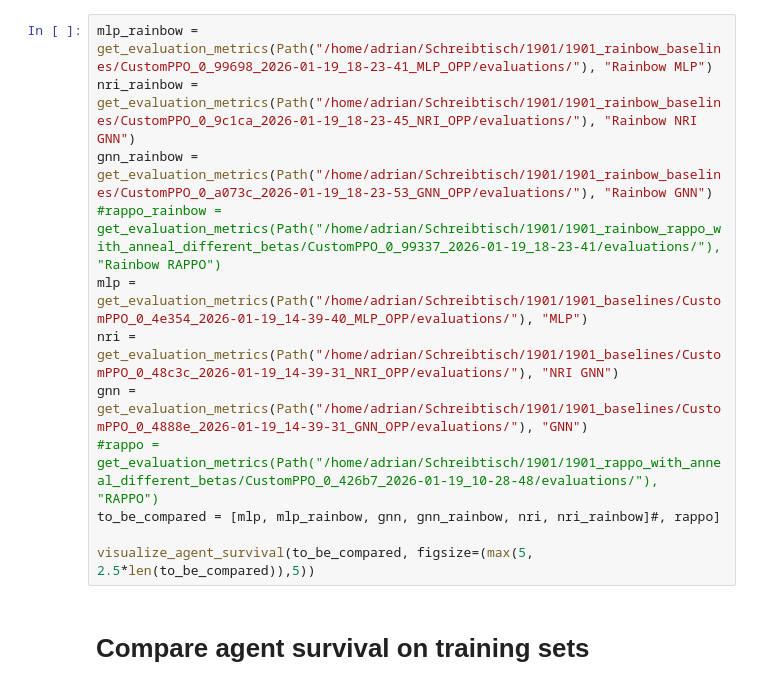
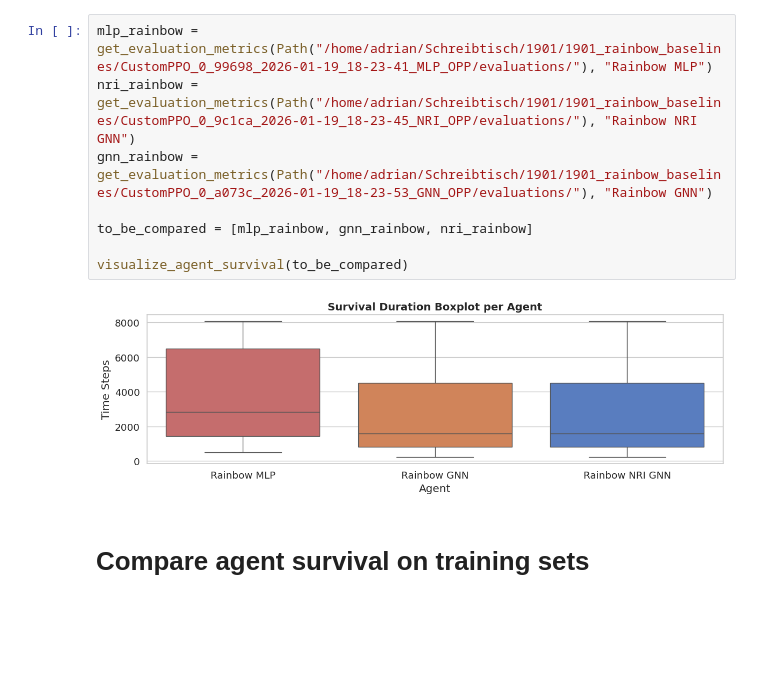
Before and after one commit to HansDampf37/NRI-for-explainable-RL-in-Power-Grids, a Jupyter notebook: src/visualization/visualize_agent_eval_results.ipynb, the cells around one changed output. Saved outputs shown, nothing was run; the diff lists cells and outputs as text; blank space fills up the shorter version.

```diff
--- a/src/visualization/visualize_agent_eval_results.ipynb
+++ b/src/visualization/visualize_agent_eval_results.ipynb
@@ -135,15 +151,13 @@ print(tabulated)
 # %%
 mlp_rainbow = get_evaluation_metrics(Path("/home/adrian/Schreibtisch/1901/1901_rainbow_baselines/CustomPPO_0_99698_2026-01-19_18-23-41_MLP_OPP/evaluations/"), "Rainbow MLP")
 nri_rainbow = get_evaluation_metrics(Path("/home/adrian/Schreibtisch/1901/1901_rainbow_baselines/CustomPPO_0_9c1ca_2026-01-19_18-23-45_NRI_OPP/evaluations/"), "Rainbow NRI GNN")
 gnn_rainbow = get_evaluation_metrics(Path("/home/adrian/Schreibtisch/1901/1901_rainbow_baselines/CustomPPO_0_a073c_2026-01-19_18-23-53_GNN_OPP/evaluations/"), "Rainbow GNN")
-#rappo_rainbow = get_evaluation_metrics(Path("/home/adrian/Schreibtisch/1901/1901_rainbow_rappo_with_anneal_different_betas/CustomPPO_0_99337_2026-01-19_18-23-41/evaluations/"), "Rainbow RAPPO")
-mlp = get_evaluation_metrics(Path("/home/adrian/Schreibtisch/1901/1901_baselines/CustomPPO_0_4e354_2026-01-19_14-39-40_MLP_OPP/evaluations/"), "MLP")
-nri = get_evaluation_metrics(Path("/home/adrian/Schreibtisch/1901/1901_baselines/CustomPPO_0_48c3c_2026-01-19_14-39-31_NRI_OPP/evaluations/"), "NRI GNN")
-gnn = get_evaluation_metrics(Path("/home/adrian/Schreibtisch/1901/1901_baselines/CustomPPO_0_4888e_2026-01-19_14-39-31_GNN_OPP/evaluations/"), "GNN")
-#rappo = get_evaluation_metrics(Path("/home/adrian/Schreibtisch/1901/1901_rappo_with_anneal_different_betas/CustomPPO_0_426b7_2026-01-19_10-28-48/evaluations/"), "RAPPO")
-to_be_compared = [mlp, mlp_rainbow, gnn, gnn_rainbow, nri, nri_rainbow]#, rappo]
 
-visualize_agent_survival(to_be_compared, figsize=(max(5, 2.5*len(to_be_compared)),5))
+to_be_compared = [mlp_rainbow, gnn_rainbow, nri_rainbow]
+
+visualize_agent_survival(to_be_compared)
+# %% [output]
+[figure, added]
 # %% [markdown]
 # Compare agent survival on training sets
 # %%
```
Also changed, not shown: parts of 17 cells of this notebook, 2 other files.
